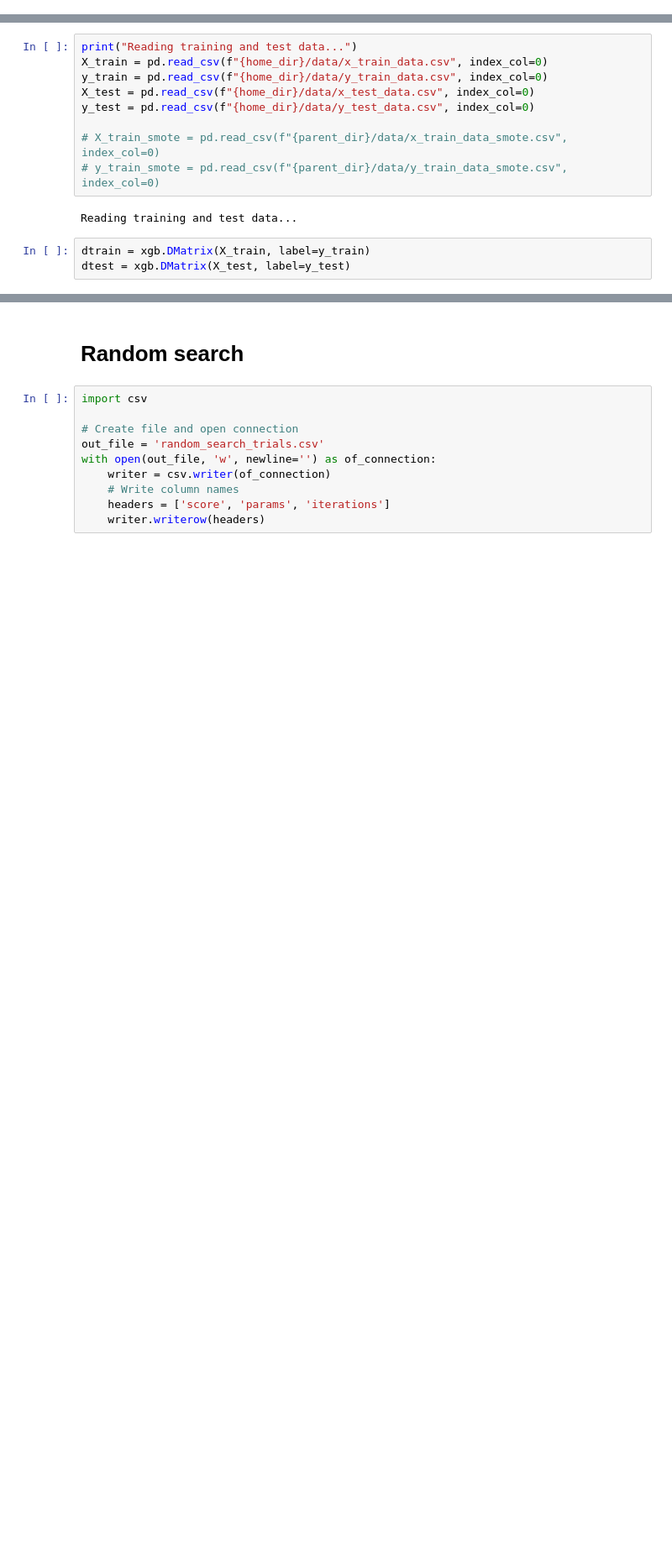
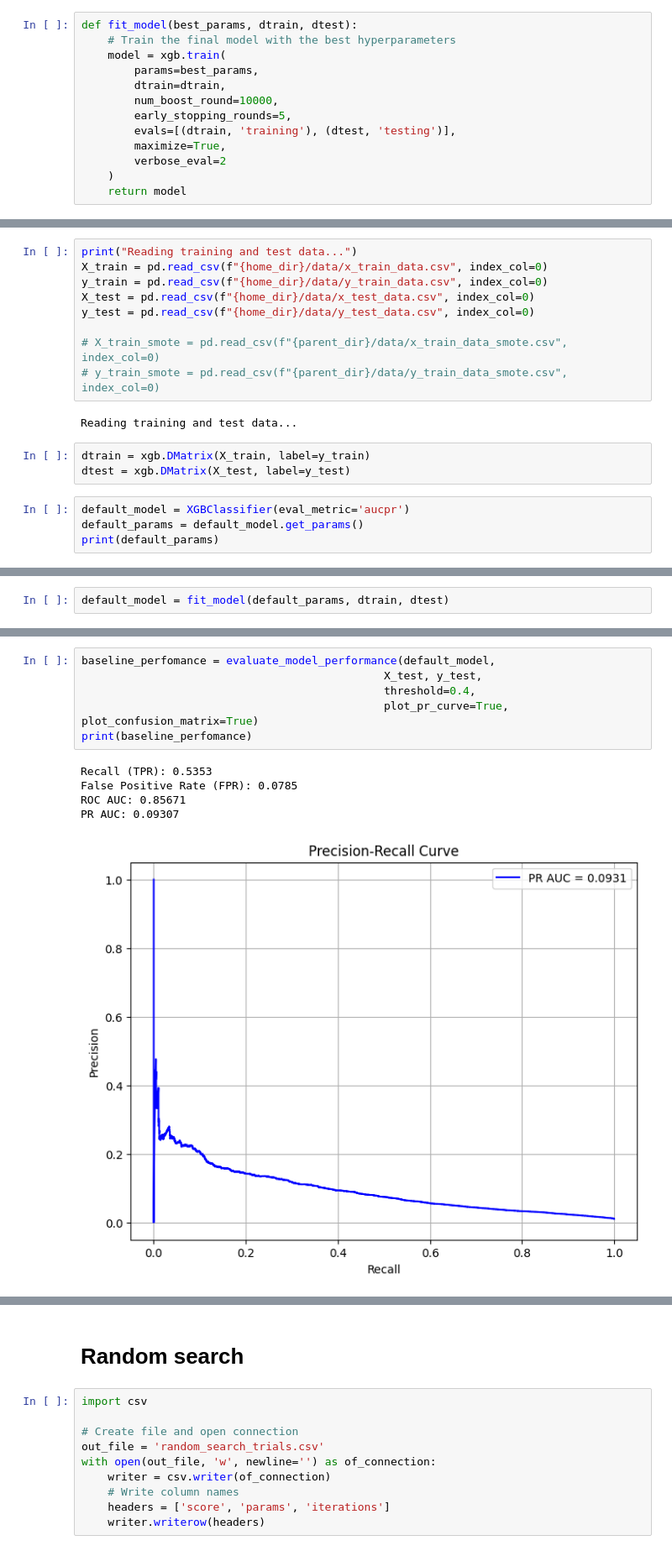
Before and after one commit to czy123czy321/Bank-account-fraud, a Jupyter notebook: code/model_tuning/tuning2.ipynb, the cells around one changed output, grey strips where cells are left out. Shown at 84% size. Saved outputs shown, nothing was run; the diff lists cells and outputs as text; blank space fills up the shorter version.

```diff
--- a/code/model_tuning/tuning2.ipynb
+++ b/code/model_tuning/tuning2.ipynb
@@ -50,0 +138,13 @@ from xgboost import XGBClassifier
+# %%
+def fit_model(best_params, dtrain, dtest):
+    # Train the final model with the best hyperparameters
+    model = xgb.train(
+        params=best_params,
+        dtrain=dtrain,
+        num_boost_round=10000,
+        early_stopping_rounds=5,
+        evals=[(dtrain, 'training'), (dtest, 'testing')],
+        maximize=True,
+        verbose_eval=2
+    )
+    return model
@@ -62,3 +187,7 @@ Reading training and test data...
 # %%
 dtrain = xgb.DMatrix(X_train, label=y_train)
 dtest = xgb.DMatrix(X_test, label=y_test)
+# %%
+default_model = XGBClassifier(eval_metric='aucpr')
+default_params = default_model.get_params()
+print(default_params)
@@ -64,0 +196,2 @@ dtest = xgb.DMatrix(X_test, label=y_test)
+# %%
+default_model = fit_model(default_params, dtrain, dtest)
@@ -64,0 +208,12 @@ dtest = xgb.DMatrix(X_test, label=y_test)
+# %%
+baseline_perfomance = evaluate_model_performance(default_model,
+                                              X_test, y_test,
+                                              threshold=0.4,
+                                              plot_pr_curve=True, plot_confusion_matrix=True)
+print(baseline_perfomance)
+# %% [output]
+Recall (TPR): 0.5353
+False Positive Rate (FPR): 0.0785
+ROC AUC: 0.85671
+PR AUC: 0.09307
+[figure, added]
```
Also changed, not shown: parts of 55 cells of this notebook, 11 other files.
